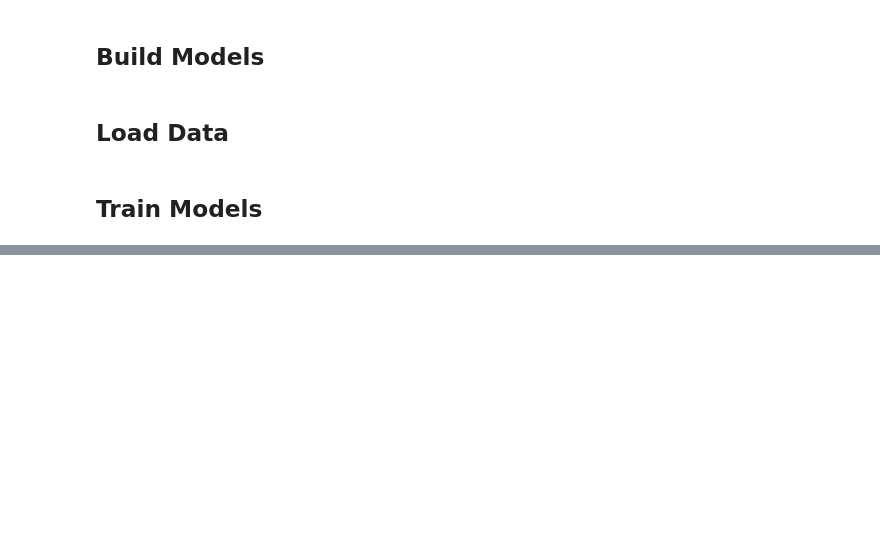
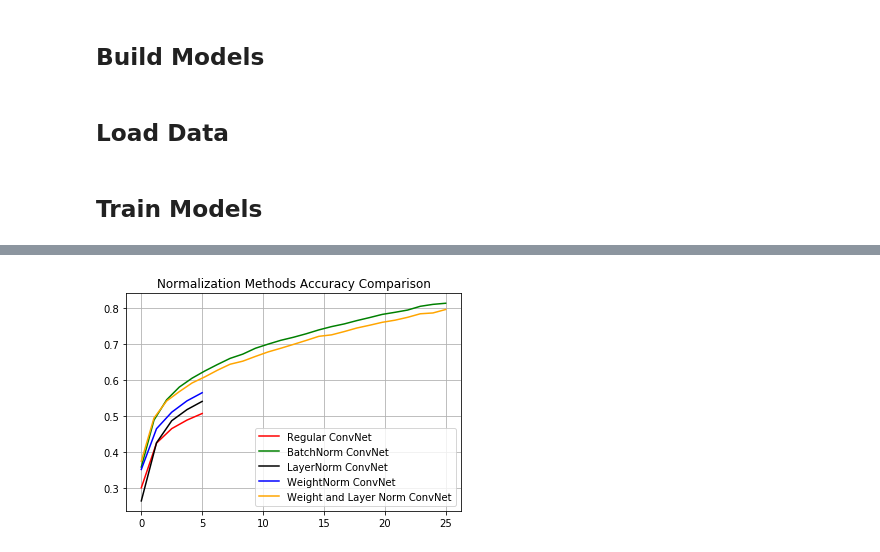
Before and after one commit to aponamarev/NormalizationLayarsComparison, a Jupyter notebook: layers_weightnormalization.ipynb, the cells around one changed output, grey strips where cells are left out. Drawn from its saved outputs; the diff is of its cells as text; code cells hidden in the pictures; blank space fills up the shorter version.

```diff
--- a/layers_weightnormalization.ipynb
+++ b/layers_weightnormalization.ipynb
@@ -171,13 +187,3 @@ reg_history = reg_model.fit(x_train, y_train,
-# %%
-bn_model.compile(optimizer='adam',
-                  loss='categorical_crossentropy',
-                  metrics=['accuracy'])
-
-bn_history = bn_model.fit(x_train, y_train,
-                          batch_size=batch_size,
-                          epochs=epochs,
-                          validation_data=(x_test, y_test),
-                          shuffle=True)
 # %%
 ln_model.compile(optimizer='adam',
                   loss='categorical_crossentropy',
@@ -200,0 +234,12 @@ wn_history = wn_model.fit(x_train, y_train,
+# %%
+epochs_long = 25
+# %%
+bn_model.compile(optimizer='adam',
+                  loss='categorical_crossentropy',
+                  metrics=['accuracy'])
+
+bn_history = bn_model.fit(x_train, y_train,
+                          batch_size=batch_size,
+                          epochs=epochs_long,
+                          validation_data=(x_test, y_test),
+                          shuffle=True)
@@ -205,6 +268,6 @@ wln_model.compile(optimizer='adam',
 
 wln_history = wln_model.fit(x_train, y_train,
                            batch_size=batch_size,
-                           epochs=epochs,
+                           epochs=epochs_long,
                            validation_data=(x_test, y_test),
                            shuffle=True)
@@ -211,29 +292,31 @@ wln_history = wln_model.fit(x_train, y_train,
 # %%
 reg_accuracy = reg_history.history['accuracy']
 bn_accuracy = bn_history.history['accuracy']
 ln_accuracy = ln_history.history['accuracy']
 wn_accuracy = wn_history.history['accuracy']
 wln_accuracy = wln_history.history['accuracy']
 
 plt.plot(np.linspace(0, epochs,  epochs), reg_accuracy,
              color='red', label='Regular ConvNet')
 
-plt.plot(np.linspace(0, epochs, epochs), bn_accuracy,
+plt.plot(np.linspace(0, epochs_long, epochs_long), bn_accuracy,
          color='green', label='BatchNorm ConvNet')
 
 plt.plot(np.linspace(0, epochs, epochs), ln_accuracy,
          color='black', label='LayerNorm ConvNet')
 
 plt.plot(np.linspace(0, epochs, epochs), wn_accuracy,
          color='blue', label='WeightNorm ConvNet')
 
-plt.plot(np.linspace(0, epochs, epochs), wln_accuracy,
+plt.plot(np.linspace(0, epochs_long, epochs_long), wln_accuracy,
          color='orange', label='Weight and Layer Norm ConvNet')
 
 plt.title('Normalization Methods Accuracy Comparison')
 plt.legend()
 plt.grid(True)
 plt.show()
+# %% [output]
+[figure, added]
 # %%
 reg_accuracy = reg_history.history['val_accuracy']
 bn_accuracy = bn_history.history['val_accuracy']
```
Also changed, not shown: parts of 11 cells of this notebook, 3 other files.
